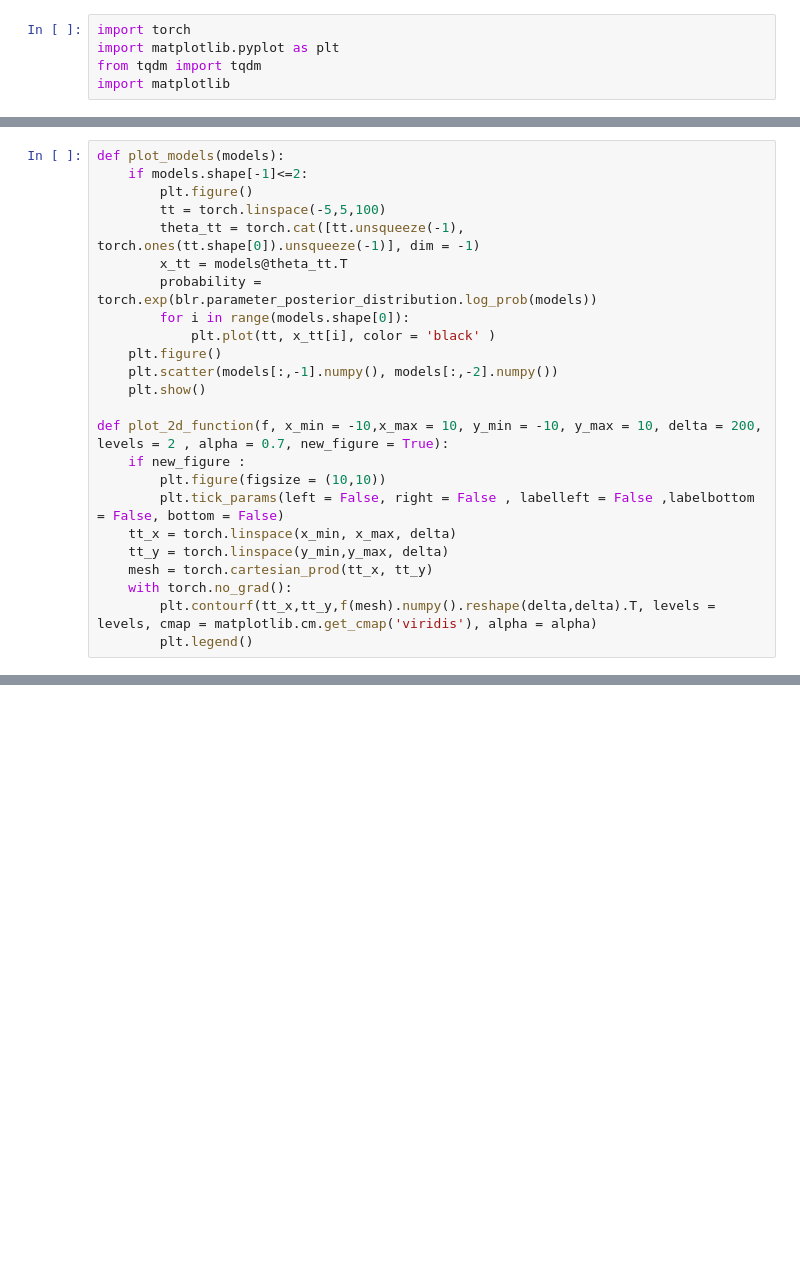
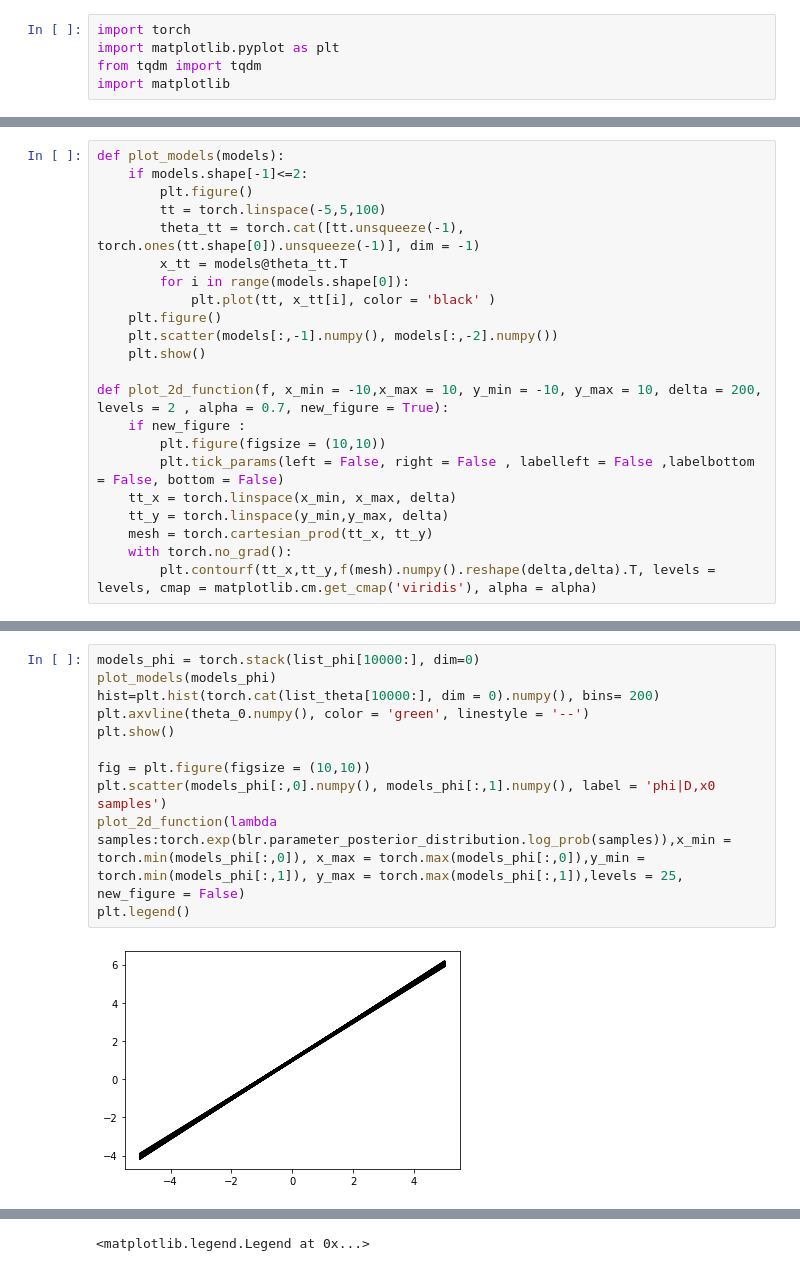
Before and after one commit to ElouanARGOUARCH/SBI, a Jupyter notebook: Bayesian Linear Regression .ipynb, the cells around one changed output, grey strips where cells are left out. Cells and saved outputs as stored; diff of their text form; blank space fills up the shorter version.

```diff
--- a/Bayesian Linear Regression .ipynb
+++ b/Bayesian Linear Regression .ipynb
@@ -37,7 +52,6 @@ def plot_models(models):
         tt = torch.linspace(-5,5,100)
         theta_tt = torch.cat([tt.unsqueeze(-1), torch.ones(tt.shape[0]).unsqueeze(-1)], dim = -1)
         x_tt = models@theta_tt.T
-        probability = torch.exp(blr.parameter_posterior_distribution.log_prob(models))
         for i in range(models.shape[0]):
             plt.plot(tt, x_tt[i], color = 'black' )
     plt.figure()
@@ -53,7 +67,6 @@ def plot_2d_function(f, x_min = -10,x_max = 10, y_min = -10, y_max = 10, delta =
     mesh = torch.cartesian_prod(tt_x, tt_y)
     with torch.no_grad():
         plt.contourf(tt_x,tt_y,f(mesh).numpy().reshape(delta,delta).T, levels = levels, cmap = matplotlib.cm.get_cmap('viridis'), alpha = alpha)
-        plt.legend()
 # %%
 class bayesian_linear_regression:
     def __init__(self, x_samples, theta_samples, x0, sigma_simulateur, mu_theta, sigma_theta):
@@ -131,0 +173,13 @@ plot_models(models)
+# %%
+models_phi = torch.stack(list_phi[10000:], dim=0)
+plot_models(models_phi)
+hist=plt.hist(torch.cat(list_theta[10000:], dim = 0).numpy(), bins= 200)
+plt.axvline(theta_0.numpy(), color = 'green', linestyle = '--')
+plt.show()
+
+fig = plt.figure(figsize = (10,10))
+plt.scatter(models_phi[:,0].numpy(), models_phi[:,1].numpy(), label = 'phi|D,x0 samples')
+plot_2d_function(lambda samples:torch.exp(blr.parameter_posterior_distribution.log_prob(samples)),x_min = torch.min(models_phi[:,0]), x_max = torch.max(models_phi[:,0]),y_min = torch.min(models_phi[:,1]), y_max = torch.max(models_phi[:,1]),levels = 25, new_figure = False)
+plt.legend()
+# %% [output]
+[figure, added]
@@ -131,0 +188 @@ plot_models(models)
+<matplotlib.legend.Legend at 0x...>
```
Also changed, not shown: parts of 19 cells of this notebook, 4 other files.
